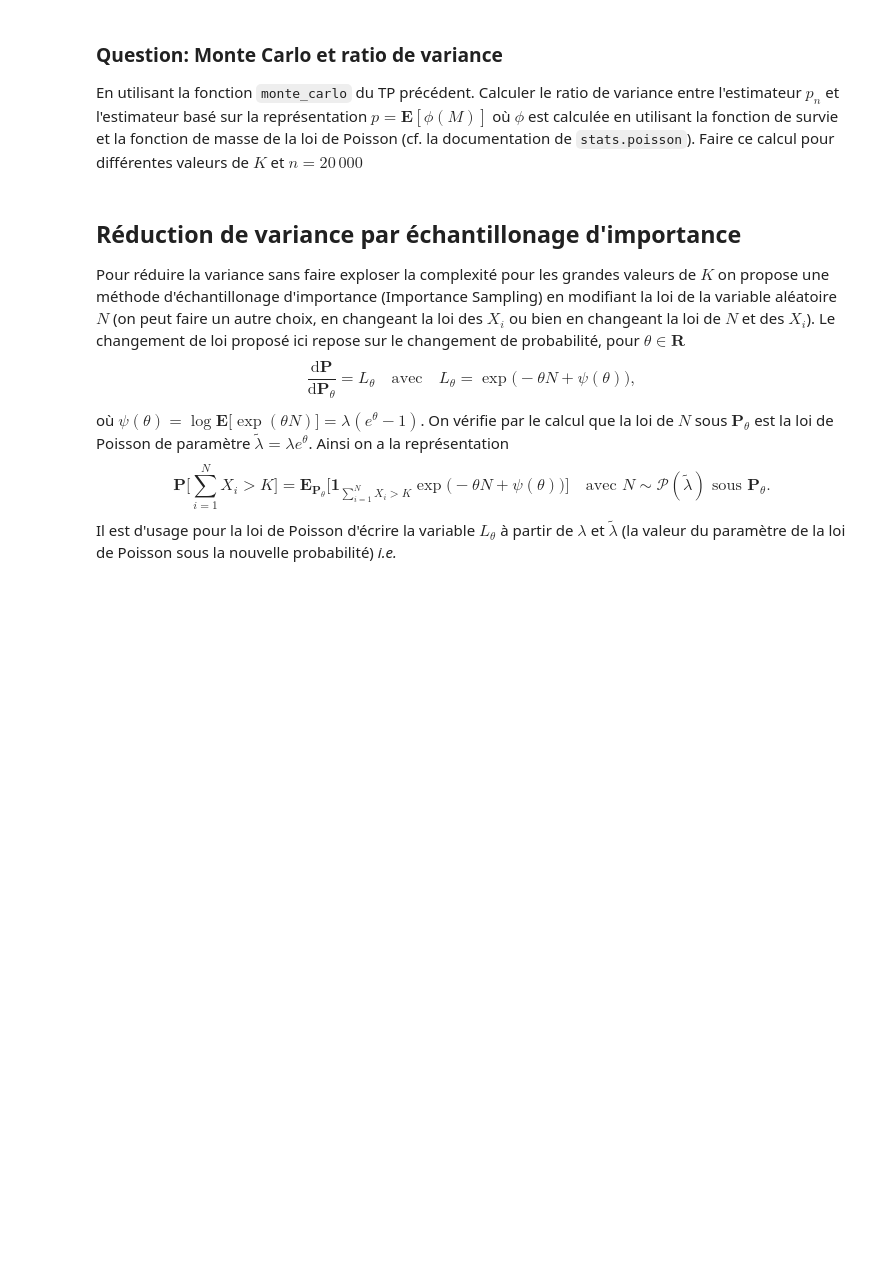
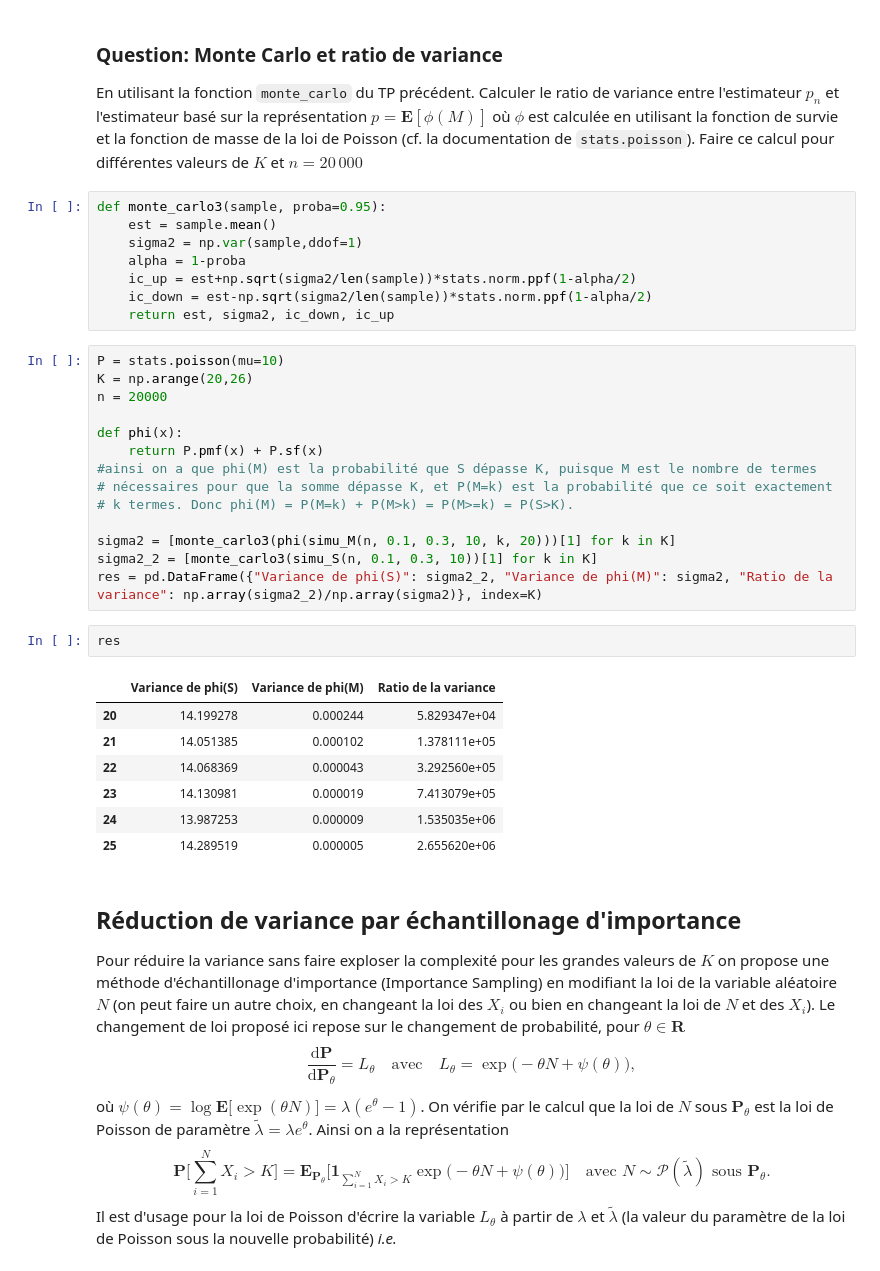
Before and after one commit to PolTibau/Probabilit-s-num-riques, a Jupyter notebook: TP/TP4 Sujet.ipynb, the cells around one changed output. Drawn from its saved outputs; the diff is of its cells as text; blank space fills up the shorter version.

```diff
--- a/TP/TP4 Sujet.ipynb
+++ b/TP/TP4 Sujet.ipynb
@@ -216,6 +216,38 @@ M = simu_M(100, 0.1, 0.3, 10, 20, 20)
 ### Question: Monte Carlo et ratio de variance
 
 En utilisant la fonction `monte_carlo` du TP précédent. Calculer le ratio de variance entre l'estimateur $p_n$ et l'estimateur basé sur la représentation $p = \mathbf{E}[\phi(M)]$ où $\phi$ est calculée en utilisant la fonction de survie et la fonction de masse de la loi de Poisson (cf. la documentation de `stats.poisson`). Faire ce calcul pour différentes valeurs de $K$ et $n = 20\,000$
+# %%
+def monte_carlo3(sample, proba=0.95):
+    est = sample.mean()
+    sigma2 = np.var(sample,ddof=1)
+    alpha = 1-proba
+    ic_up = est+np.sqrt(sigma2/len(sample))*stats.norm.ppf(1-alpha/2)
+    ic_down = est-np.sqrt(sigma2/len(sample))*stats.norm.ppf(1-alpha/2)
+    return est, sigma2, ic_down, ic_up
+# %%
+P = stats.poisson(mu=10)
+K = np.arange(20,26)
+n = 20000
+
+def phi(x):
+    return P.pmf(x) + P.sf(x)
+#ainsi on a que phi(M) est la probabilité que S dépasse K, puisque M est le nombre de termes
+# nécessaires pour que la somme dépasse K, et P(M=k) est la probabilité que ce soit exactement
+# k termes. Donc phi(M) = P(M=k) + P(M>k) = P(M>=k) = P(S>K).
+
+sigma2 = [monte_carlo3(phi(simu_M(n, 0.1, 0.3, 10, k, 20)))[1] for k in K]
+sigma2_2 = [monte_carlo3(simu_S(n, 0.1, 0.3, 10))[1] for k in K]
+res = pd.DataFrame({"Variance de phi(S)": sigma2_2, "Variance de phi(M)": sigma2, "Ratio de la variance": np.array(sigma2_2)/np.array(sigma2)}, index=K)
+# %%
+res
+# %% [output]
+|  | Variance de phi(S) | Variance de phi(M) | Ratio de la variance |
+| 20 | 14.199278 | 0.000244 | 5.829347e+04 |
+| 21 | 14.051385 | 0.000102 | 1.378111e+05 |
+| 22 | 14.068369 | 0.000043 | 3.292560e+05 |
+| 23 | 14.130981 | 0.000019 | 7.413079e+05 |
+| 24 | 13.987253 | 0.000009 | 1.535035e+06 |
+| 25 | 14.289519 | 0.000005 | 2.655620e+06 |
 # %% [markdown]
 ## Réduction de variance par échantillonage d'importance
 
```
